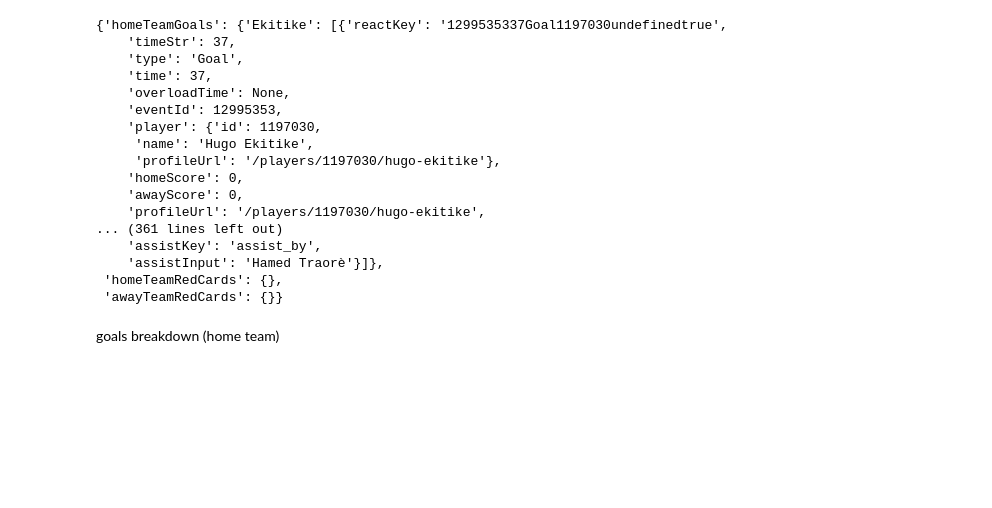
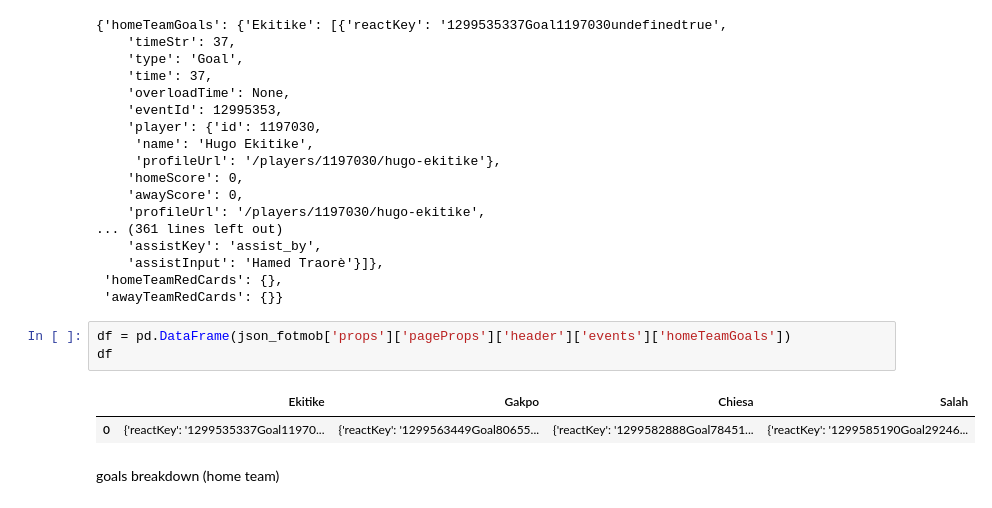
Before and after one commit to axelbol/championship-data, a Jupyter notebook: data.ipynb, the cells around one changed output. Drawn from its saved outputs; the diff is of its cells as text; blank space fills up the shorter version.

```diff
--- a/data.ipynb
+++ b/data.ipynb
@@ -157,6 +161,12 @@ json_fotmob['props']['pageProps']['header']['events']
     'assistInput': 'Hamed Traorè'}]},
  'homeTeamRedCards': {},
  'awayTeamRedCards': {}}
+# %%
+df = pd.DataFrame(json_fotmob['props']['pageProps']['header']['events']['homeTeamGoals'])
+df
+# %% [output]
+|  | Ekitike | Gakpo | Chiesa | Salah |
+| 0 | {'reactKey': '1299535337Goal11970... | {'reactKey': '1299563449Goal80655... | {'reactKey': '1299582888Goal78451... | {'reactKey': '1299585190Goal29246... |
 # %% [markdown]
 goals breakdown (home team)
 # %%
```
Also changed, not shown: parts of 1 cell of this notebook.
